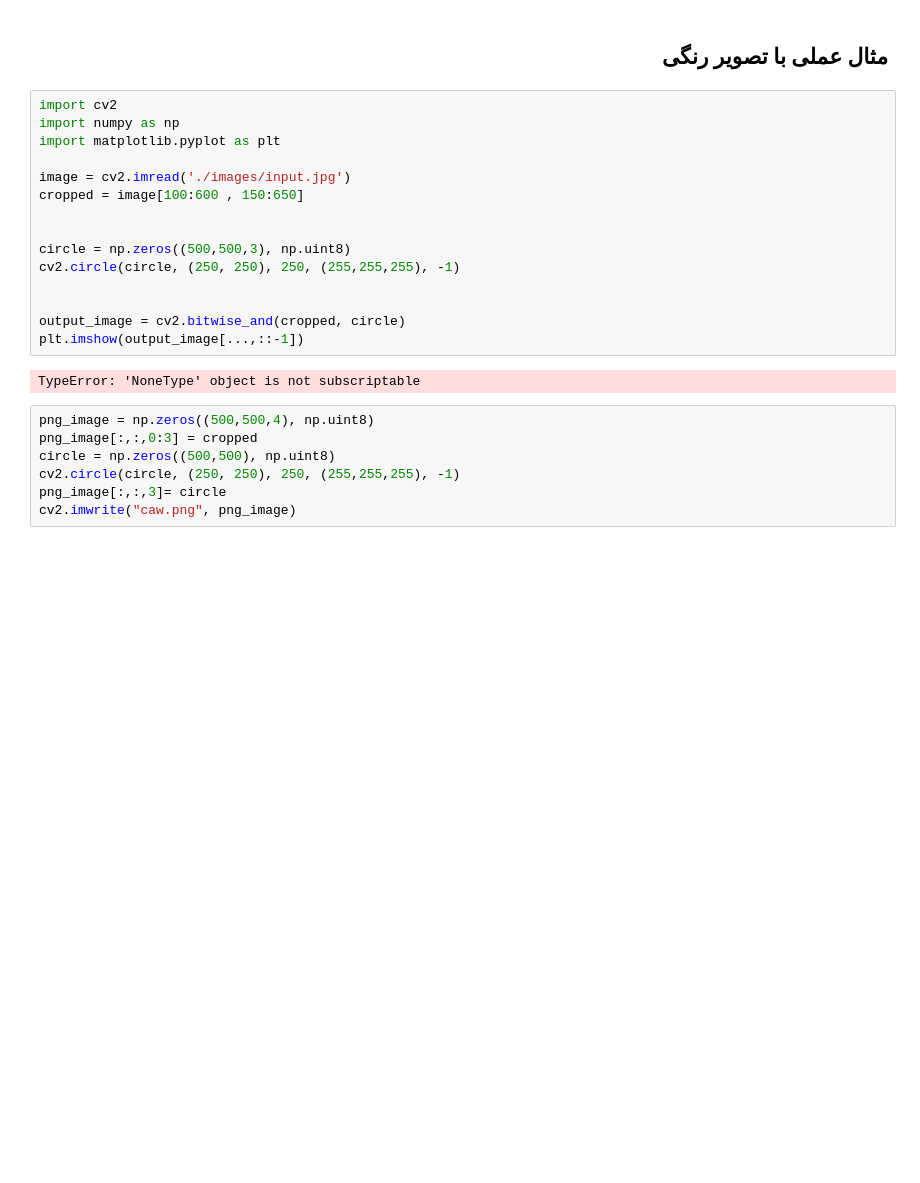
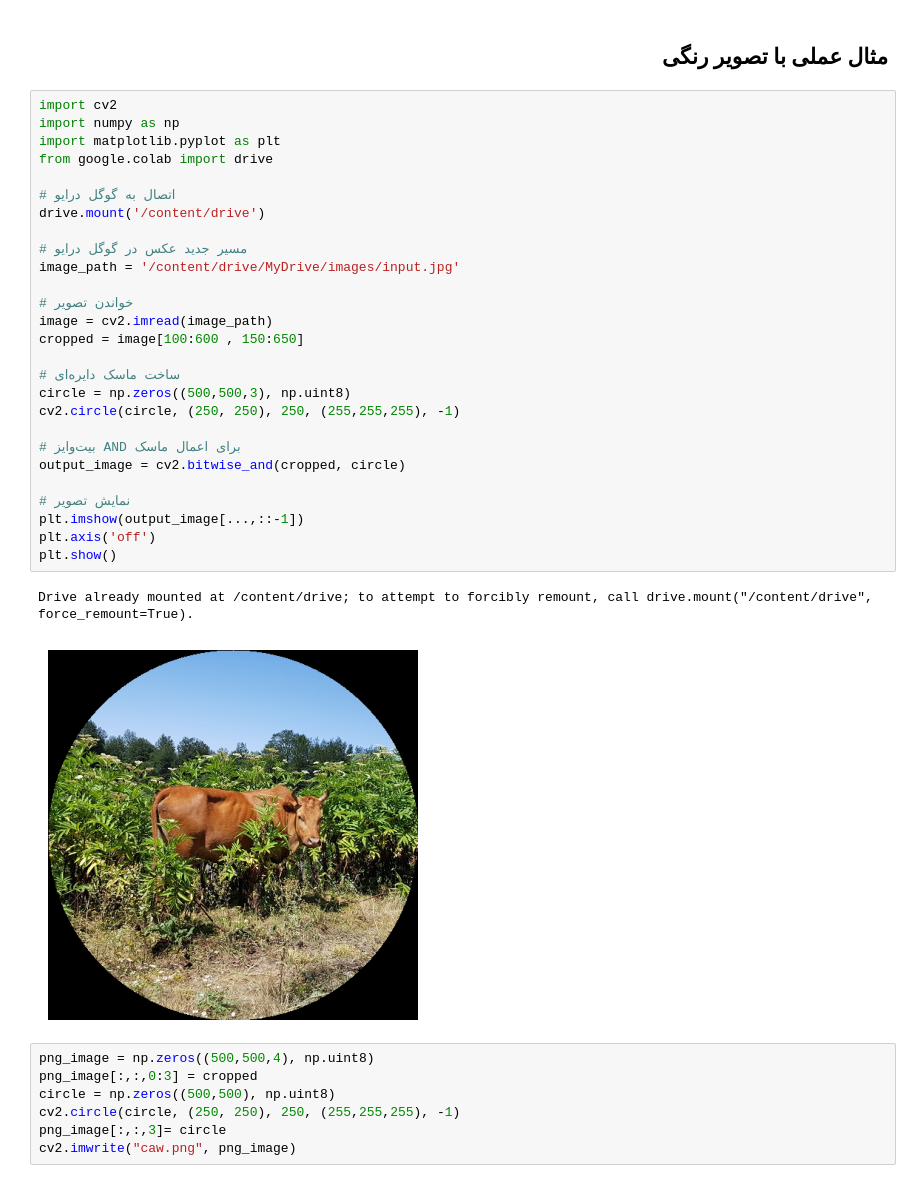
Before and after one commit to fatmhjandaghi/-project, a Jupyter notebook: 06-bitwise-operations-and-masking.ipynb, the cells around one changed output. Saved outputs shown, nothing was run; the diff lists cells and outputs as text; blank space fills up the shorter version.

```diff
--- a/06-bitwise-operations-and-masking.ipynb
+++ b/06-bitwise-operations-and-masking.ipynb
@@ -68,20 +68,33 @@ plt.subplot(248);plt.imshow(bitwise_not_sq,cmap='gray');plt.title("not (square)"
 # %%
 import cv2
 import numpy as np
 import matplotlib.pyplot as plt
+from google.colab import drive
 
-image = cv2.imread('./images/input.jpg')
+# اتصال به گوگل درایو
+drive.mount('/content/drive')
+
+# مسیر جدید عکس در گوگل درایو
+image_path = '/content/drive/MyDrive/images/input.jpg'
+
+# خواندن تصویر
+image = cv2.imread(image_path)
 cropped = image[100:600 , 150:650]
 
-
+# ساخت ماسک دایره‌ای
 circle = np.zeros((500,500,3), np.uint8)
 cv2.circle(circle, (250, 250), 250, (255,255,255), -1)
 
+# بیت‌وایز AND برای اعمال ماسک
+output_image = cv2.bitwise_and(cropped, circle)
 
-output_image = cv2.bitwise_and(cropped, circle)
+# نمایش تصویر
 plt.imshow(output_image[...,::-1])
+plt.axis('off')
+plt.show()
 # %% [output]
-TypeError: 'NoneType' object is not subscriptable
+Drive already mounted at /content/drive; to attempt to forcibly remount, call drive.mount("/content/drive", force_remount=True).
+[figure, added]
 # %%
 png_image = np.zeros((500,500,4), np.uint8)
 png_image[:,:,0:3] = cropped
```
